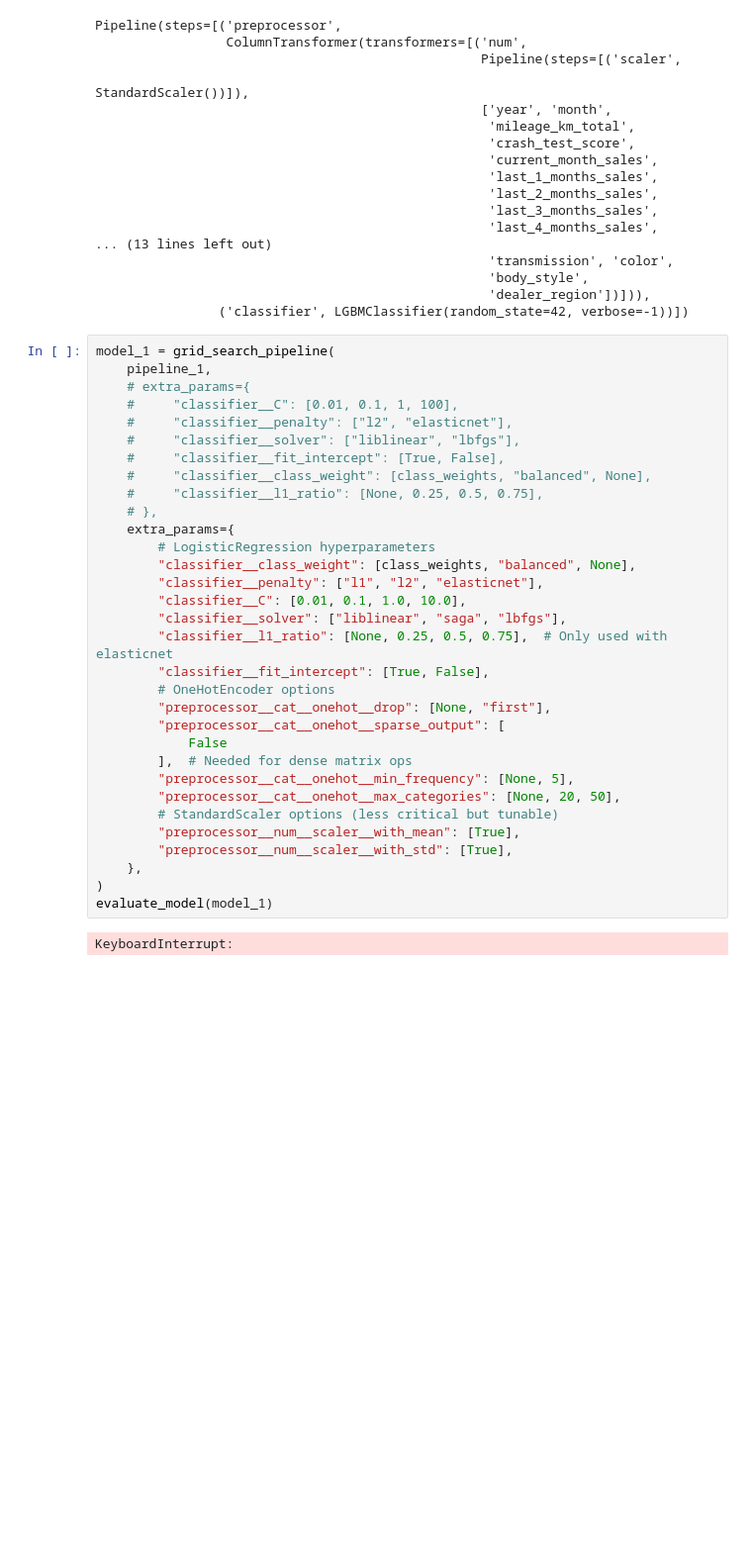
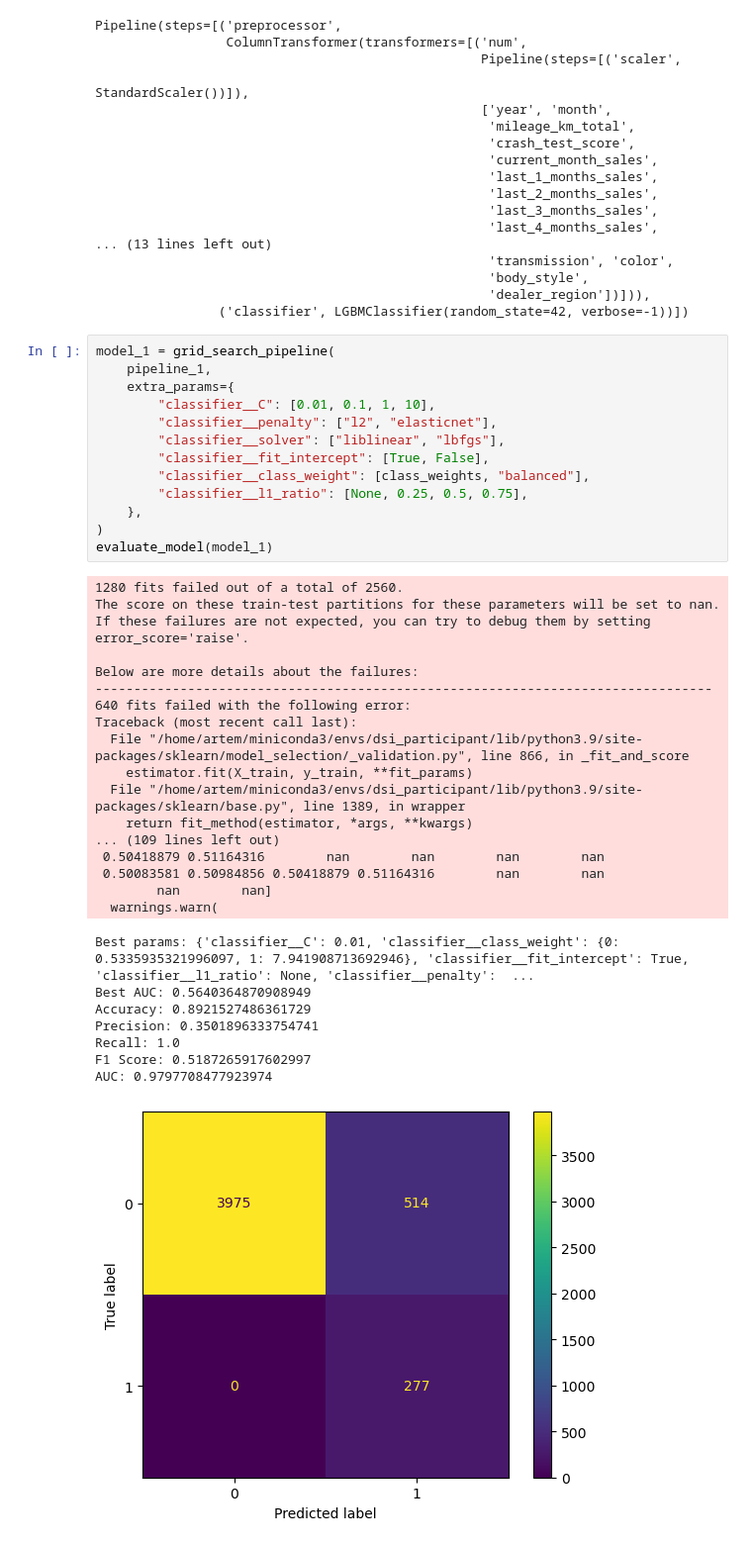
Before and after one commit to postatum/dealerships_sales_forecasting, a Jupyter notebook: notebooks/03_model_training.ipynb, the cells around one changed output. Shown at 99% size. Saved outputs shown, nothing was run; the diff lists cells and outputs as text; blank space fills up the shorter version.

Commit message:
Finish model training

```diff
--- a/notebooks/03_model_training.ipynb
+++ b/notebooks/03_model_training.ipynb
@@ -292,37 +292,42 @@ Pipeline(steps=[('preprocessor',
 # %%
 model_1 = grid_search_pipeline(
     pipeline_1,
-    # extra_params={
-    #     "classifier__C": [0.01, 0.1, 1, 100],
-    #     "classifier__penalty": ["l2", "elasticnet"],
-    #     "classifier__solver": ["liblinear", "lbfgs"],
-    #     "classifier__fit_intercept": [True, False],
-    #     "classifier__class_weight": [class_weights, "balanced", None],
-    #     "classifier__l1_ratio": [None, 0.25, 0.5, 0.75],
-    # },
     extra_params={
-        # LogisticRegression hyperparameters
-        "classifier__class_weight": [class_weights, "balanced", None],
-        "classifier__penalty": ["l1", "l2", "elasticnet"],
-        "classifier__C": [0.01, 0.1, 1.0, 10.0],
-        "classifier__solver": ["liblinear", "saga", "lbfgs"],
-        "classifier__l1_ratio": [None, 0.25, 0.5, 0.75],  # Only used with elasticnet
+        "classifier__C": [0.01, 0.1, 1, 10],
+        "classifier__penalty": ["l2", "elasticnet"],
+        "classifier__solver": ["liblinear", "lbfgs"],
         "classifier__fit_intercept": [True, False],
-        # OneHotEncoder options
-        "preprocessor__cat__onehot__drop": [None, "first"],
-        "preprocessor__cat__onehot__sparse_output": [
-            False
-        ],  # Needed for dense matrix ops
-        "preprocessor__cat__onehot__min_frequency": [None, 5],
-        "preprocessor__cat__onehot__max_categories": [None, 20, 50],
-        # StandardScaler options (less critical but tunable)
-        "preprocessor__num__scaler__with_mean": [True],
-        "preprocessor__num__scaler__with_std": [True],
+        "classifier__class_weight": [class_weights, "balanced"],
+        "classifier__l1_ratio": [None, 0.25, 0.5, 0.75],
     },
 )
 evaluate_model(model_1)
 # %% [output]
-KeyboardInterrupt:
+1280 fits failed out of a total of 2560.
+The score on these train-test partitions for these parameters will be set to nan.
+If these failures are not expected, you can try to debug them by setting error_score='raise'.
+
+Below are more details about the failures:
+--------------------------------------------------------------------------------
+640 fits failed with the following error:
+Traceback (most recent call last):
+  File "/home/artem/miniconda3/envs/dsi_participant/lib/python3.9/site-packages/sklearn/model_selection/_validation.py", line 866, in _fit_and_score
+    estimator.fit(X_train, y_train, **fit_params)
+  File "/home/artem/miniconda3/envs/dsi_participant/lib/python3.9/site-packages/sklearn/base.py", line 1389, in wrapper
+    return fit_method(estimator, *args, **kwargs)
+... (109 lines left out)
+ 0.50418879 0.51164316        nan        nan        nan        nan
+ 0.50083581 0.50984856 0.50418879 0.51164316        nan        nan
+        nan        nan]
+  warnings.warn(
+Best params: {'classifier__C': 0.01, 'classifier__class_weight': {0: 0.5335935321996097, 1: 7.941908713692946}, 'classifier__fit_intercept': True, 'classifier__l1_ratio': None, 'classifier__penalty':  ...
+Best AUC: 0.5640364870908949
+Accuracy: 0.8921527486361729
+Precision: 0.3501896333754741
+Recall: 1.0
+F1 Score: 0.5187265917602997
+AUC: 0.9797708477923974
+[figure, added]
 # %%
 model_2 = grid_search_pipeline(
     pipeline_2,
```
Also changed, not shown: parts of 4 cells of this notebook, 4 other files.
